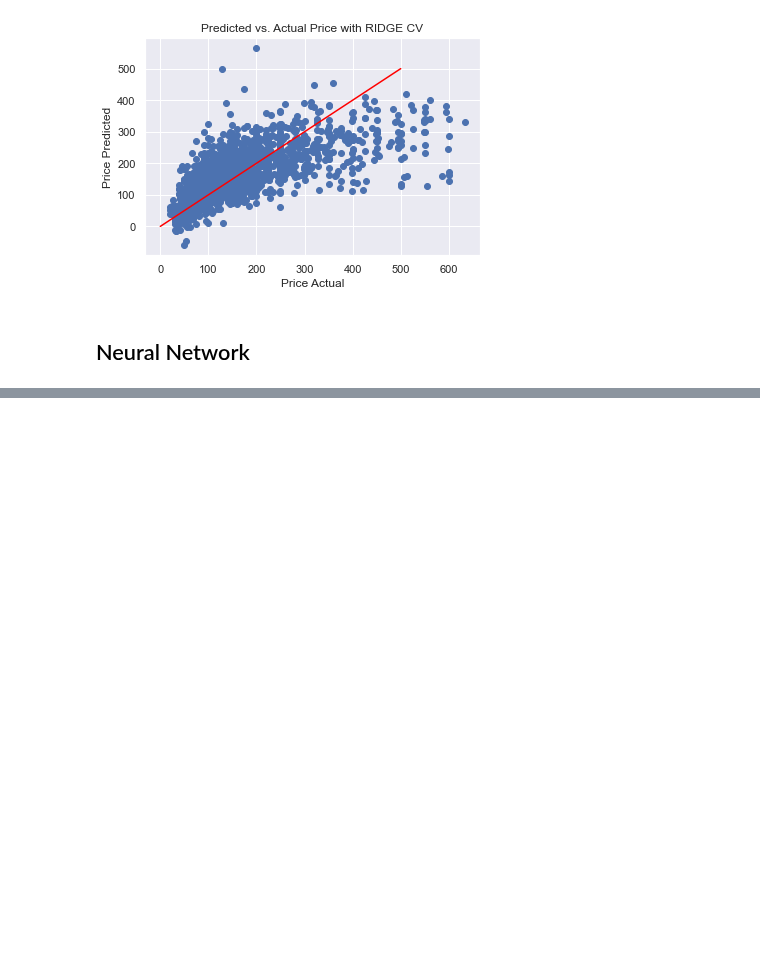
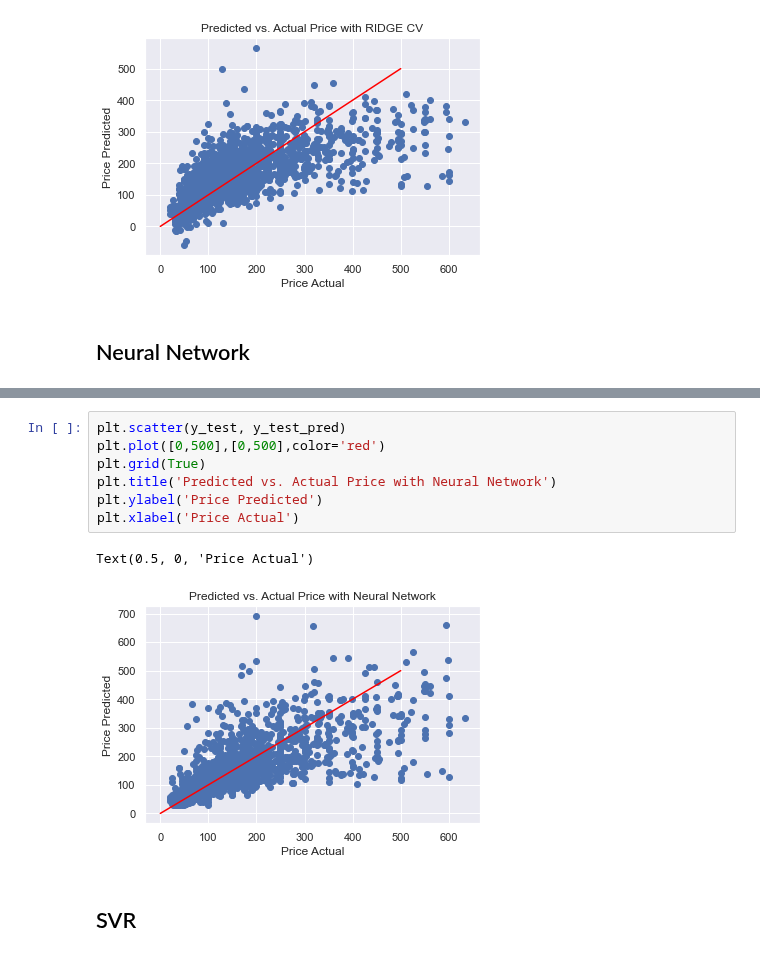
Before and after one commit to LingxingG/Data-Mining-Project, a Jupyter notebook: May Myo/Price Analysis_before_adding_SafeIndex_and_SentimentCompoundScore.ipynb, the cells around one changed output, grey strips where cells are left out. Drawn from its saved outputs; the diff is of its cells as text; blank space fills up the shorter version.

```diff
--- a/May Myo/Price Analysis_new.ipynb
+++ b/May Myo/Price Analysis_before_adding_SafeIndex_and_SentimentCompoundScore.ipynb
@@ -1326,0 +1307,12 @@ Validation r2: 0.4234
+# %%
+plt.scatter(y_test, y_test_pred)
+plt.plot([0,500],[0,500],color='red')
+plt.grid(True)
+plt.title('Predicted vs. Actual Price with Neural Network')
+plt.ylabel('Price Predicted')
+plt.xlabel('Price Actual')
+# %% [output]
+Text(0.5, 0, 'Price Actual')
+[figure, added]
+# %% [markdown]
+## SVR
```
Also changed, not shown: parts of 10 cells of this notebook, 4 other files.
